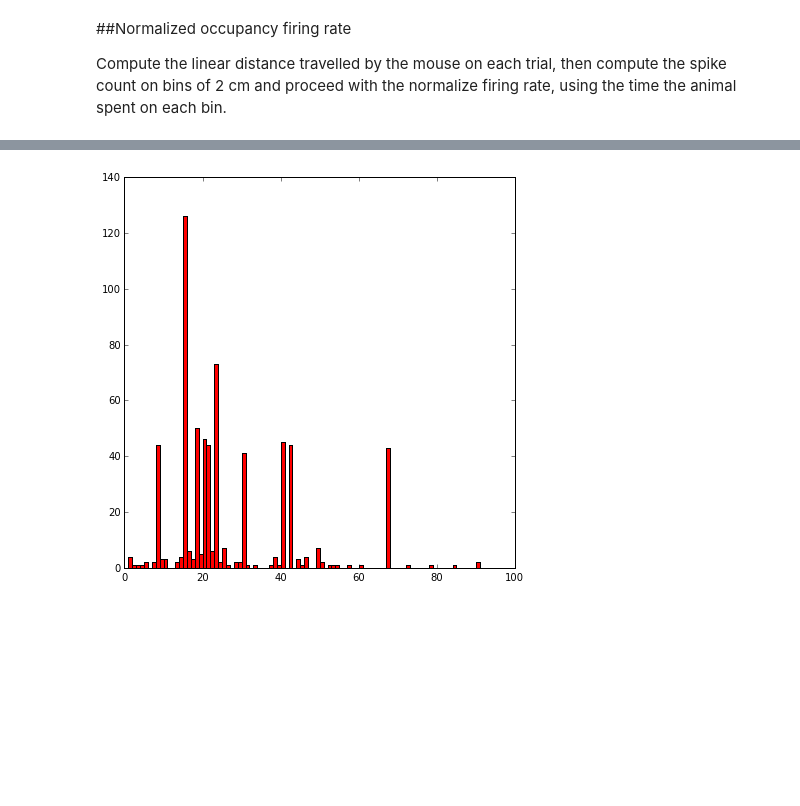
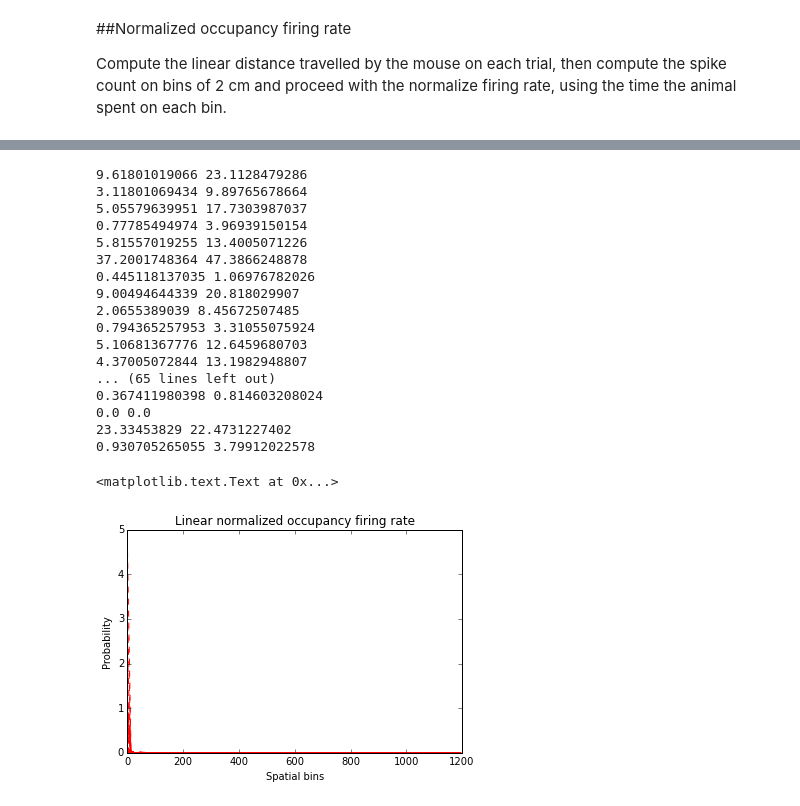
Before and after one commit to rubenpinzon/Wigner-Pattern, a Jupyter notebook: Bayesian Decoder.ipynb, the cells around one changed output, grey strips where cells are left out. Cells and saved outputs as stored; diff of their text form; code cells hidden in the pictures; blank space fills up the shorter version.

Commit message:
Working on the normalized firing maps. Ready for mix of gaussian fit

```diff
--- a/Bayesian Decoder.ipynb
+++ b/Bayesian Decoder.ipynb
@@ -103,23 +104,53 @@ Trial 27, type= left disabled
 # %%
-plt.figure(num=None, figsize=(7,7), dpi=150)
 bin_size = 20 # size in milimiters
 num_bins = np.floor(max_d/bin_size) #bins of 2 cm
 bin_edges = linspace(0,max(d),num_bins)
-width = 1.    # the width of the bars
 test_cell = 10
-
+sampling = 1250. #samples per second
+place_field = []
 for i in range(data[0].n_cells):
-    hist = []
+    hist = np.zeros(num_bins-1)
     for trial in data:
         if trial.under_use:
             d = trial.cumulative_dist()
             h =  np.histogram(trial.spikes_lin[i][1], bins=bin_edges)
-            hist.append(h[0])
+            normH =  np.histogram(d, bins=bin_edges)
+            hist = np.add(hist,np.double(h[0])/np.double(len(data) * (normH[0]+1)/sampling))
 
-    f_rate = sum(hist, axis=0)/;
+    place_field.append(hist)
     if i == test_cell:
-        plt.bar(np.arange(int(num_bins-1)), f_rate, width, color='r')
-
-# TODO find the time spent on each bin to normalize the hist.
+        plt.bar(range(int(num_bins-1)), hist, color='g')
+        plt.xlabel('2 cm Binned travelled distance')
+        plt.ylabel('Normalized by time spent Spike count')
-# %% [output]
-[figure, removed]
+# %%
+for pf, i in enumerate(place_field):
+    mu = np.mean(pf)
+    sigma = np.std(pf)
+
+    cdf = mlab.normpdf(bin_edges, mu, sigma)
+    plt.plot(bin_edges, cdf, 'r--')
+    plt.savefig('/tmp/test.png')
+
+plt.xlabel('Spatial bins')
+plt.ylabel('Probability')
+plt.title('Linear normalized occupancy firing rate')
+# %% [output]
+9.61801019066 23.1128479286
+3.11801069434 9.89765678664
+5.05579639951 17.7303987037
+0.77785494974 3.96939150154
+5.81557019255 13.4005071226
+37.2001748364 47.3866248878
+0.445118137035 1.06976782026
+9.00494644339 20.818029907
+2.0655389039 8.45672507485
+0.794365257953 3.31055075924
+5.10681367776 12.6459680703
+4.37005072844 13.1982948807
+... (65 lines left out)
+0.367411980398 0.814603208024
+0.0 0.0
+23.33453829 22.4731227402
+0.930705265055 3.79912022578
+<matplotlib.text.Text at 0x...>
+[figure, added]
```
Also changed, not shown: parts of 3 cells of this notebook, 1 other file.
